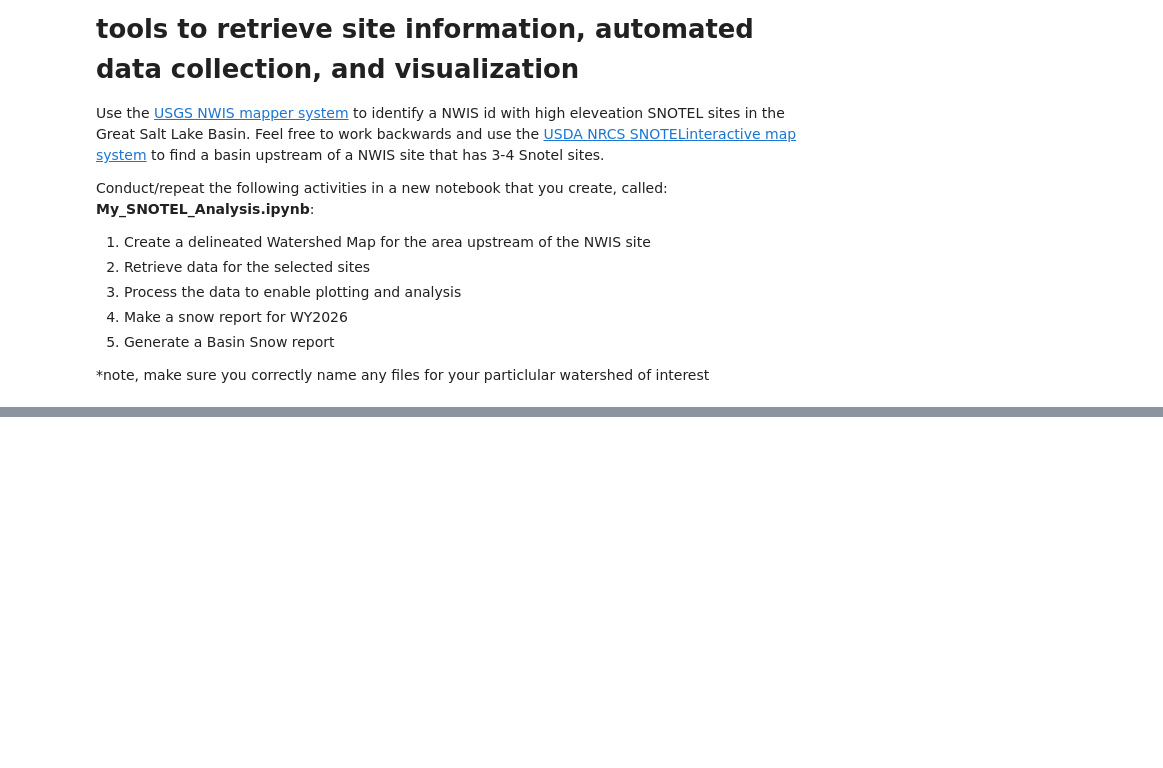
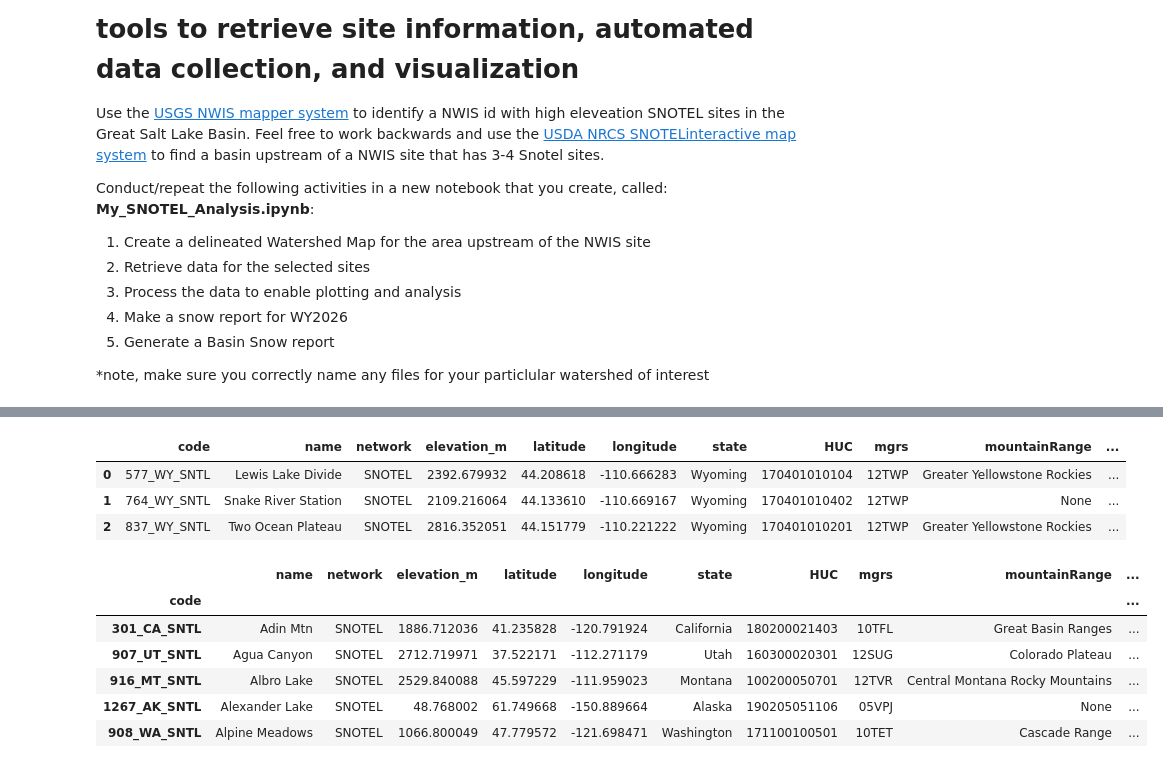
Before and after one commit to annasosnovske/Data-Acquisition-Processing-Analysis, a Jupyter notebook: SNOTEL.ipynb, the cells around one changed output, grey strips where cells are left out. Saved outputs shown, nothing was run; the diff lists cells and outputs as text; code cells hidden in the pictures; blank space fills up the shorter version.

Commit message:
worked through SNOTEL exercise

```diff
--- a/SNOTEL.ipynb
+++ b/SNOTEL.ipynb
@@ -209,0 +261,30 @@ Conduct/repeat the following activities in a new notebook that you create, calle
+# %%
+# Create geodataframe of all stations
+all_stations_gdf = gpd.read_file('https://raw.githubusercontent.com/egagli/snotel_ccss_stations/main/all_stations.geojson').set_index('code')
+all_stations_gdf = all_stations_gdf[all_stations_gdf['csvData']==True]
+
+# Use the polygon geometry to select snotel sites that are within the domain
+gdf_in_bbox = all_stations_gdf[all_stations_gdf.geometry.within(basin.geometry.iloc[0])]
+
+#reset index to have siteid as a column
+gdf_in_bbox.reset_index(drop=False, inplace=True)
+
+#make begin and end date a str
+gdf_in_bbox['beginDate'] = [datetime.datetime.strftime(gdf_in_bbox['beginDate'][i], "%Y-%m-%d") for i in np.arange(0,len(gdf_in_bbox),1)]
+gdf_in_bbox['endDate'] = [datetime.datetime.strftime(gdf_in_bbox['endDate'][i], "%Y-%m-%d") for i in np.arange(0,len(gdf_in_bbox),1)]
+gdf_in_bbox
+# %% [output]
+|  | code | name | network | elevation_m | latitude | longitude | state | HUC | mgrs | mountainRange | ... |
+| 0 | 577_WY_SNTL | Lewis Lake Divide | SNOTEL | 2392.679932 | 44.208618 | -110.666283 | Wyoming | 170401010104 | 12TWP | Greater Yellowstone Rockies | ... |
+| 1 | 764_WY_SNTL | Snake River Station | SNOTEL | 2109.216064 | 44.133610 | -110.669167 | Wyoming | 170401010402 | 12TWP | None | ... |
+| 2 | 837_WY_SNTL | Two Ocean Plateau | SNOTEL | 2816.352051 | 44.151779 | -110.221222 | Wyoming | 170401010201 | 12TWP | Greater Yellowstone Rockies | ... |
+# %%
+all_stations_gdf.head()
+# %% [output]
+|  | name | network | elevation_m | latitude | longitude | state | HUC | mgrs | mountainRange | ... |
+| code |  |  |  |  |  |  |  |  |  | ... |
+| 301_CA_SNTL | Adin Mtn | SNOTEL | 1886.712036 | 41.235828 | -120.791924 | California | 180200021403 | 10TFL | Great Basin Ranges | ... |
+| 907_UT_SNTL | Agua Canyon | SNOTEL | 2712.719971 | 37.522171 | -112.271179 | Utah | 160300020301 | 12SUG | Colorado Plateau | ... |
+| 916_MT_SNTL | Albro Lake | SNOTEL | 2529.840088 | 45.597229 | -111.959023 | Montana | 100200050701 | 12TVR | Central Montana Rocky Mountains | ... |
+| 1267_AK_SNTL | Alexander Lake | SNOTEL | 48.768002 | 61.749668 | -150.889664 | Alaska | 190205051106 | 05VPJ | None | ... |
+| 908_WA_SNTL | Alpine Meadows | SNOTEL | 1066.800049 | 47.779572 | -121.698471 | Washington | 171100100501 | 10TET | Cascade Range | ... |
```
Also changed, not shown: parts of 12 cells of this notebook, 3 other files.
